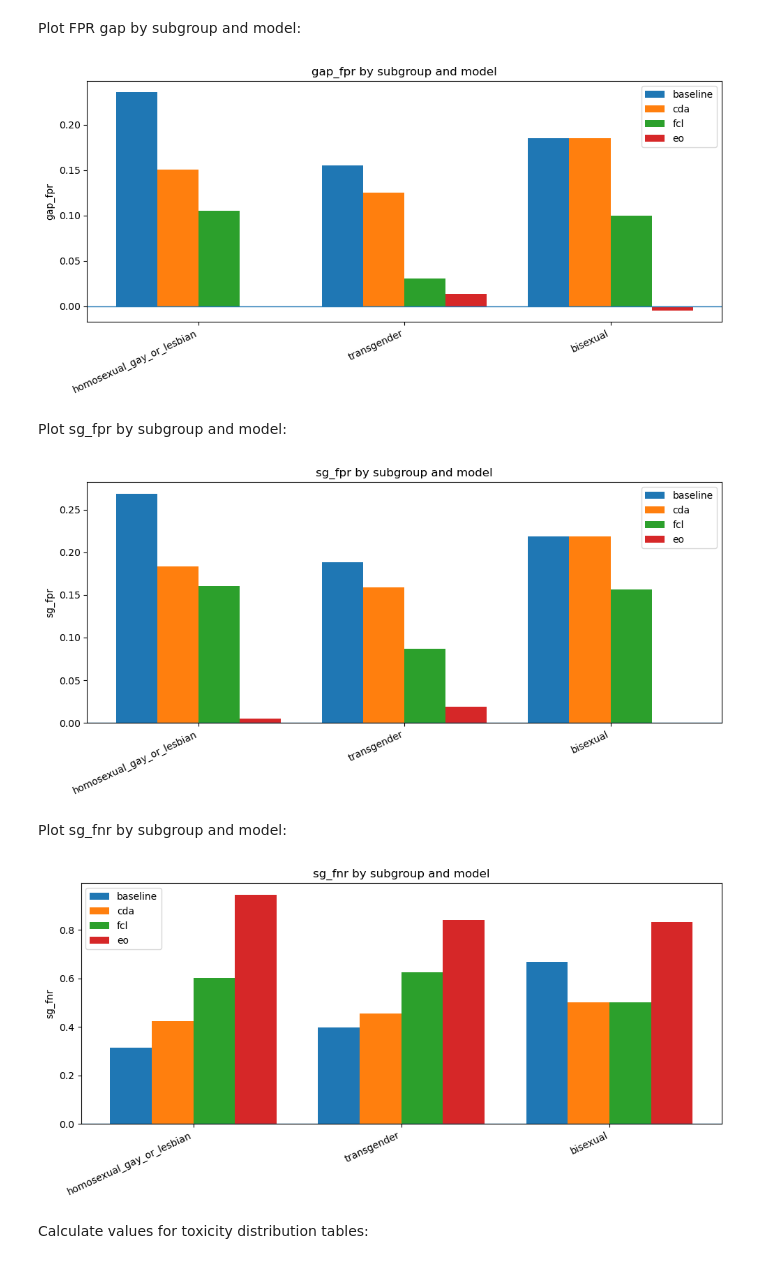
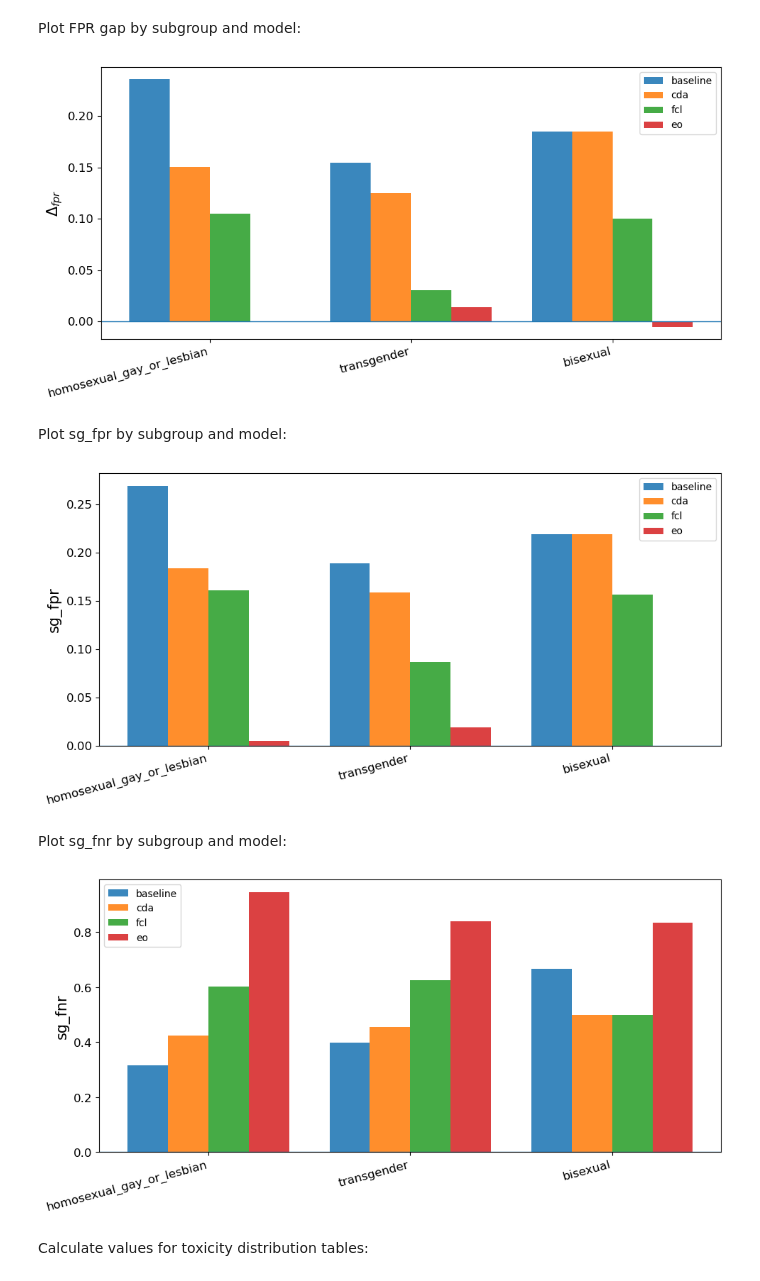
Before and after one commit to pstocker14/BachelorThesis_BiasInToxicCommentClassification, a Jupyter notebook: notebooks/print_final_thesis_plots.ipynb, the cells around one changed output. Saved outputs shown, nothing was run; the diff lists cells and outputs as text; code cells hidden in the pictures.

Commit message:
adaptions on the visualization of the final plots used for the thesis

```diff
--- a/notebooks/print_final_thesis_plots.ipynb
+++ b/notebooks/print_final_thesis_plots.ipynb
@@ -74,33 +74,49 @@ Plot FPR gap by subgroup and model:
 fig, ax = plot_grouped_bars_by_model(
     result_df=gap_fpr_results_df,
     metric="gap_fpr",
-    subgroups=id_cols)
+    subgroups=id_cols,
+    ylabel=r"$\Delta_{fpr}$",
+    rotate_xticks=15,
+    xtick_fontsize=12,
+    ylabel_fontsize=15,
+    ytick_fontsize=12,
+    alpha=0.88)
 
 plt.show()
 # %% [output]
-[figure, old version]
+[figure, new version]
 # %% [markdown]
 Plot sg_fpr by subgroup and model:
 # %%
 fig, ax = plot_grouped_bars_by_model(
     result_df=sg_fpr_results_df,
     metric="sg_fpr",
-    subgroups=id_cols)
+    subgroups=id_cols,
+    rotate_xticks=15,
+    xtick_fontsize=12,
+    ylabel_fontsize=15,
+    ytick_fontsize=12,
+    alpha=0.88)
 
 plt.show()
 # %% [output]
-[figure, old version]
+[figure, new version]
 # %% [markdown]
 Plot sg_fnr by subgroup and model:
 # %%
 fig, ax = plot_grouped_bars_by_model(
     result_df=sg_fnr_results_df,
     metric="sg_fnr",
-    subgroups=id_cols)
+    subgroups=id_cols,
+    rotate_xticks=15,
+    xtick_fontsize=12,
+    ylabel_fontsize=15,
+    ytick_fontsize=12,
+    alpha=0.88)
 
 plt.show()
 # %% [output]
-[figure, old version]
+[figure, new version]
 # %% [markdown]
 Calculate values for toxicity distribution tables:
 # %%
```
Also changed, not shown: 1 other file.
